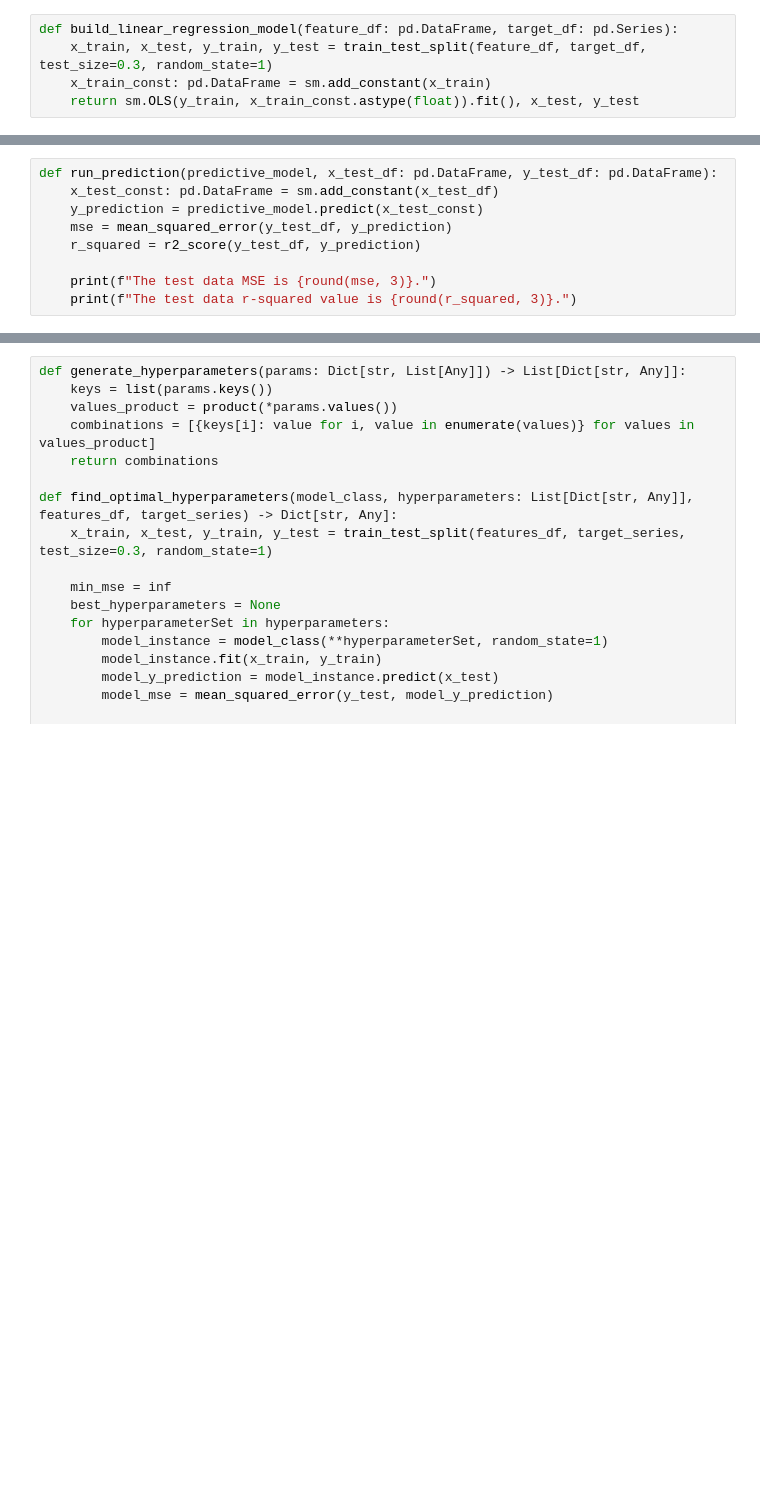
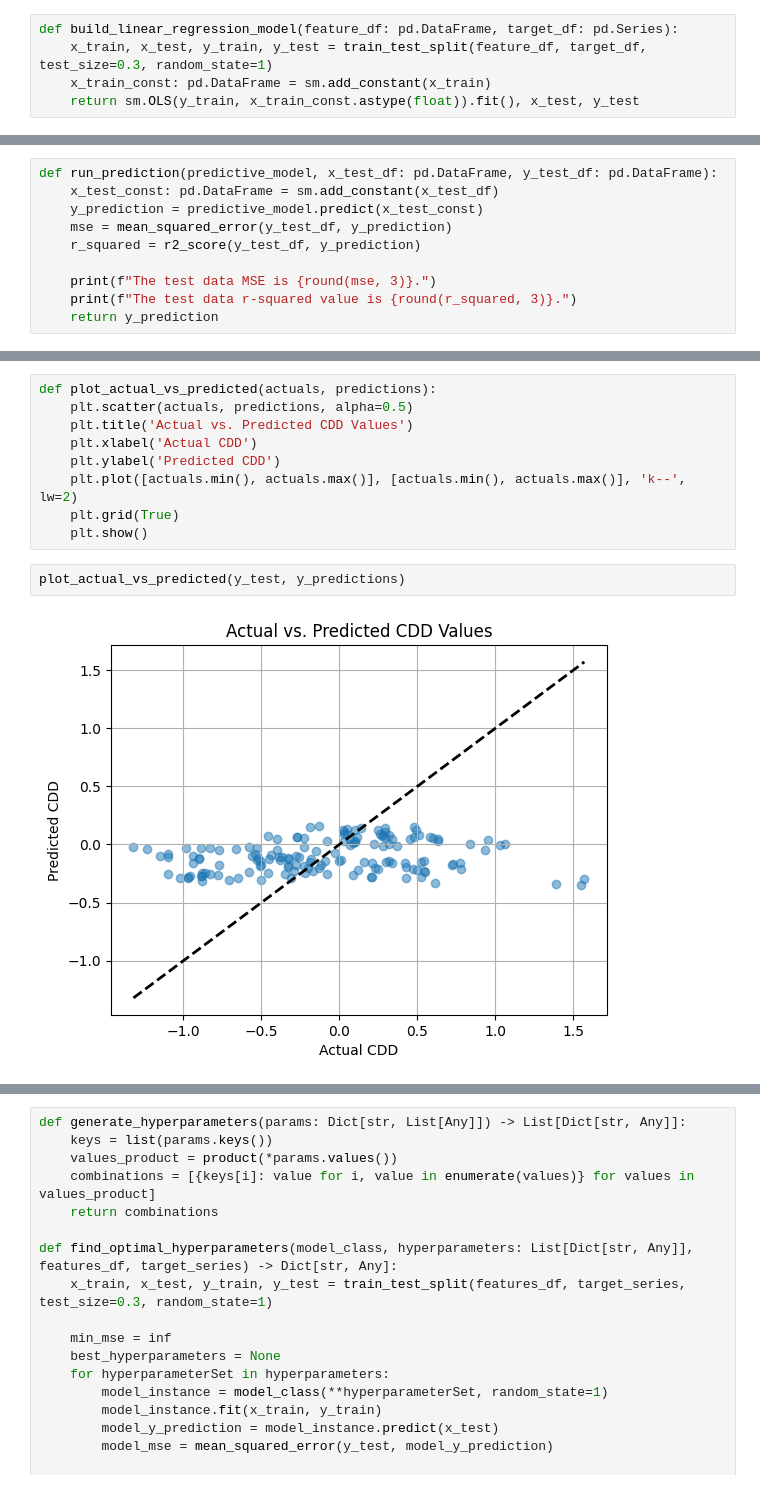
Before and after one commit to dcode15/ms-aai-500-final-project, a Jupyter notebook: scripts/CDD_Model.ipynb, the cells around one changed output, grey strips where cells are left out. Saved outputs shown, nothing was run; the diff lists cells and outputs as text; blank space fills up the shorter version.

```diff
--- a/scripts/CDD_Model.ipynb
+++ b/scripts/CDD_Model.ipynb
@@ -65,4 +67,5 @@ def run_prediction(predictive_model, x_test_df: pd.DataFrame, y_test_df: pd.Data
 
     print(f"The test data MSE is {round(mse, 3)}.")
     print(f"The test data r-squared value is {round(r_squared, 3)}.")
+    return y_prediction
 # %%
@@ -73,3 +76,16 @@ The test data r-squared value is 0.022.
+# %%
+def plot_actual_vs_predicted(actuals, predictions):
+    plt.scatter(actuals, predictions, alpha=0.5)
+    plt.title('Actual vs. Predicted CDD Values')
+    plt.xlabel('Actual CDD')
+    plt.ylabel('Predicted CDD')
+    plt.plot([actuals.min(), actuals.max()], [actuals.min(), actuals.max()], 'k--', lw=2)
+    plt.grid(True)
+    plt.show()
+# %%
+plot_actual_vs_predicted(y_test, y_predictions)
+# %% [output]
+[figure, added]
 # %%
 sea_level_time_features: pd.DataFrame = pd.concat([time_features, climate_df[["Sea_Level_Seasonal_Smoothed"]]], axis=1)
 
```
Also changed, not shown: parts of 14 cells of this notebook.
